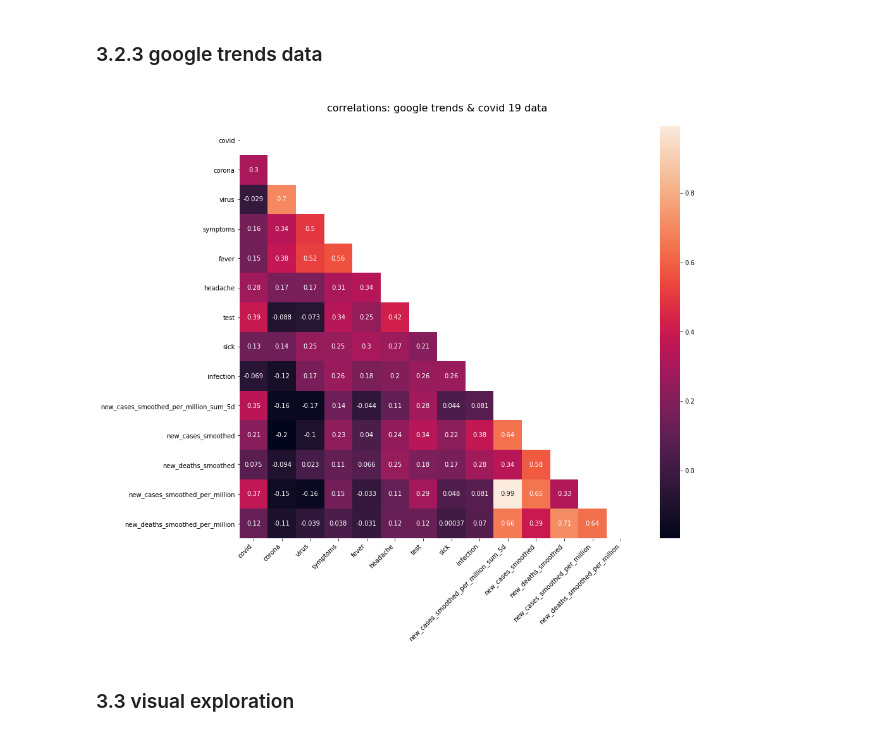
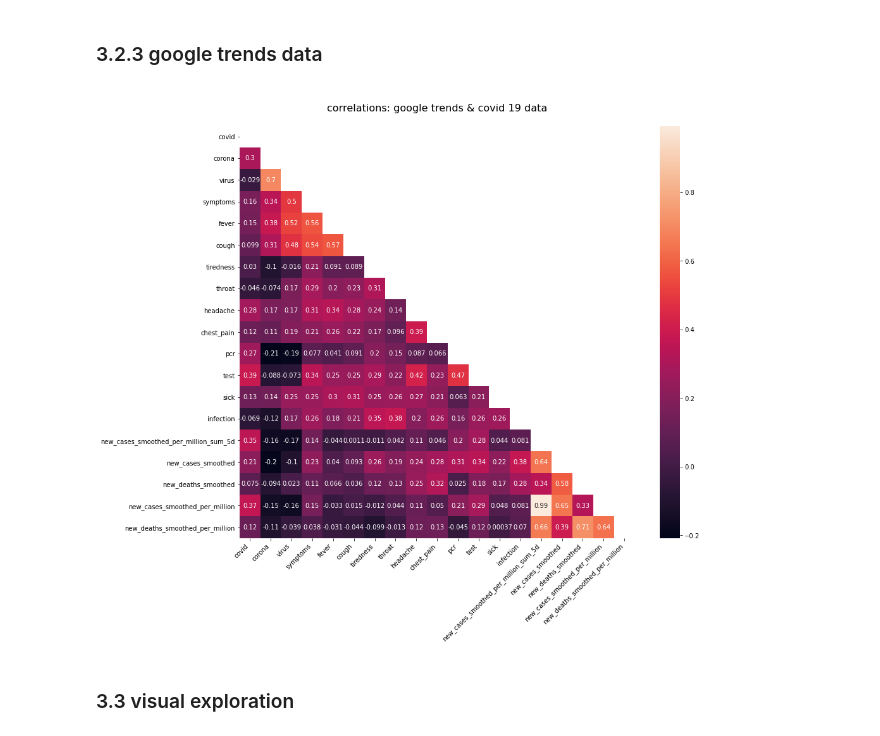
Before and after one commit to KevinSpurk/P03-how-to-predict-a-pandemic, a Jupyter notebook: P03_predict_covid19.ipynb, the cells around one changed output. Cells and saved outputs as stored; diff of their text form; code cells hidden in the pictures.

```diff
--- a/P03_predict_covid19.ipynb
+++ b/P03_predict_covid19.ipynb
@@ -438,11 +454,12 @@ g_trends_ov
 The data contains a high amount of null values and zeros, which are in many cases also cause by the fetching limitations of the google API. I’m removing features with an amount of null values higher then 20 percent or more then 30 percent zeros. For the remaining columns I’m removing null values with interpolation. I apply two interpolations because the null values at the beginning have to be dealt with using a different interpolation method.
 # %%
 # dropping columns with too many nulls
-
+data_g_trends = data_g_trends.drop(['sars-cov-2', 'loss_of_smell', 'shortness_of_breath', 'breathing_issues', 'diarrhea', 'corona_test', 'covid_test'], axis=1)
 
 # interpolating null values
 data_g_trends = timeseries_interpolation_clustered(df=data_g_trends, timeframe='date', cluster_by='location', method='polynomial', order=2)
 data_g_trends = timeseries_interpolation_clustered(df=data_g_trends, timeframe='date', cluster_by='location', method='backfill', limit_direction='backward')
+data_g_trends = timeseries_interpolation_clustered(df=data_g_trends, timeframe='date', cluster_by='location', method='ffill', limit_direction='forward')
 
 data_g_trends.isna().sum()
 # %% [output]
@@ -468,13 +484,0 @@ The following features are going to be used going forward:
-# %%
-
-
-
-# temporary subset google trends
-
-data_g_trends = data_g_trends[['date', 'location', 'covid', 'corona', 'virus', 'symptoms', 'fever', 'headache', 'test', 'sick', 'infection']]
-
-data_g_trends.info()
-
-# TODO
-# change kw translations manually and get data
-# interpolation
@@ -866,9 +858,9 @@ show_heatmap(mobility['all_targets'], 10, 8, title='correlations: google mobilit
 ### 3.2.3 google trends data
 # %%
 # correlation heatmap
-show_heatmap(trends['all_targets'], 14, 12, title='correlations: google trends & covid 19 data')
+show_heatmap(trends['all_targets'], 16, 14, title='correlations: google trends & covid 19 data')
 # %% [output]
-[figure, old version]
+[figure, new version]
 # %% [markdown]
 ### 3.3 visual exploration
 # %% [markdown]
```
Also changed, not shown: parts of 144 cells of this notebook, 20 other files.
